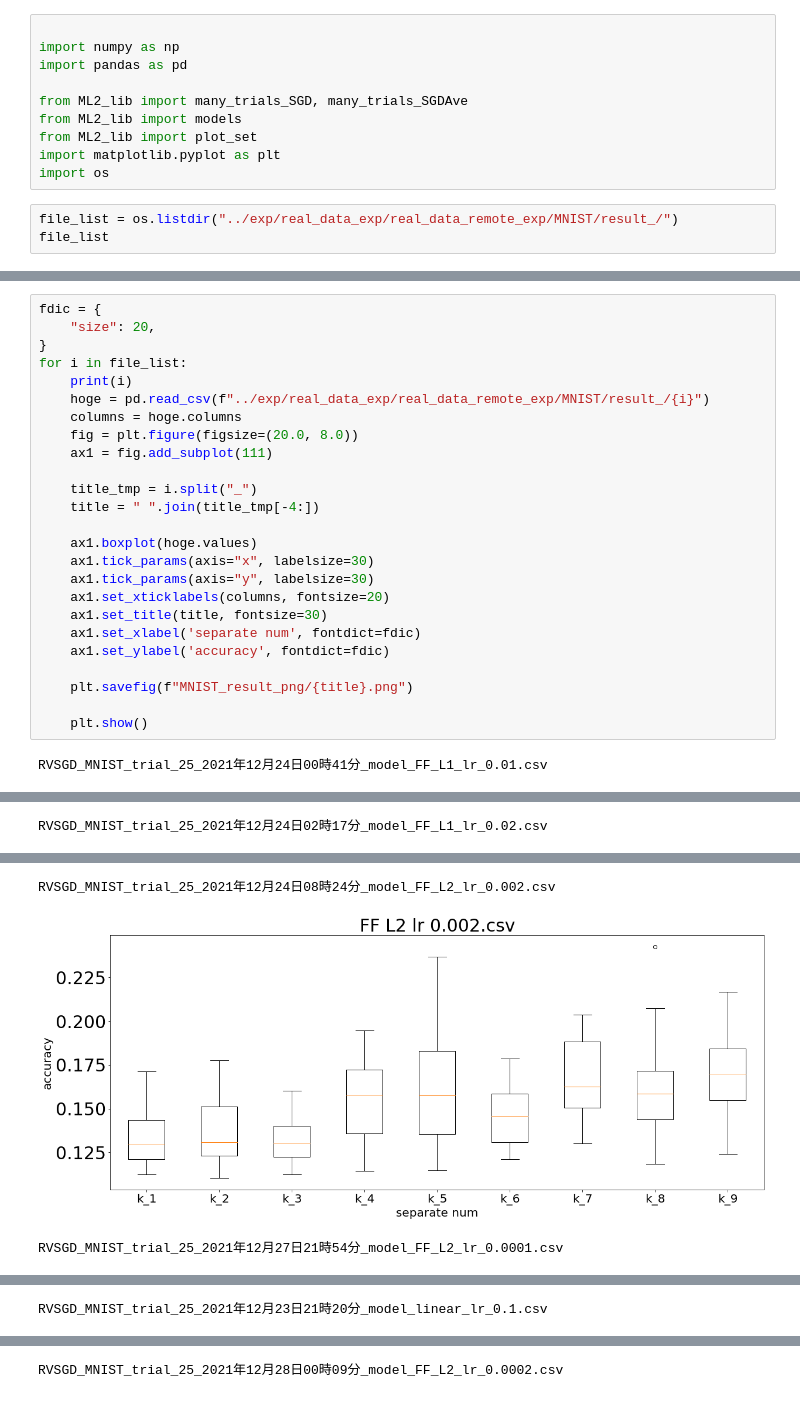
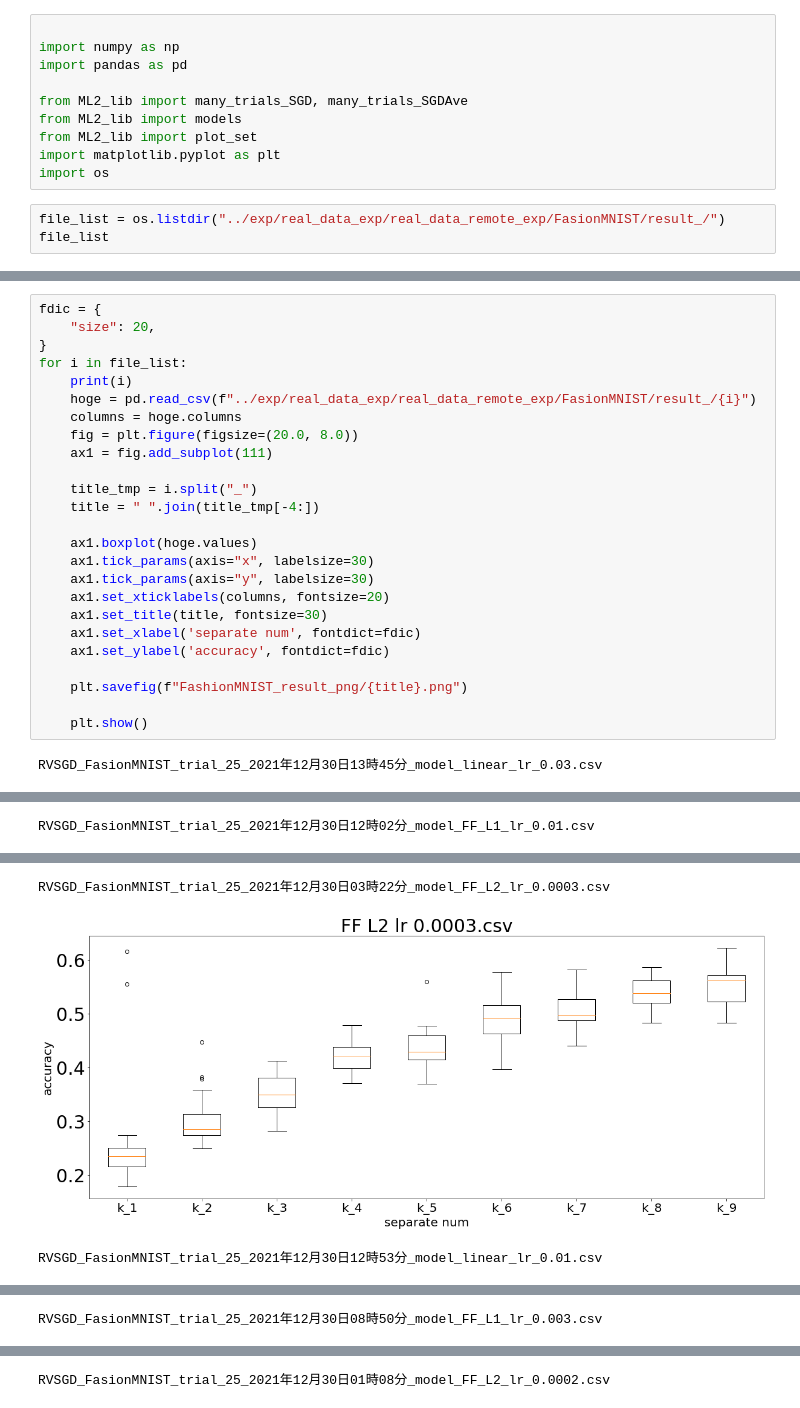
Before and after one commit to NaokiNakamichi/ML, a Jupyter notebook: GD/memo/memo29.ipynb, the cells around one changed output, grey strips where cells are left out. Saved outputs shown, nothing was run; the diff lists cells and outputs as text.

Commit message:
hoge

```diff
--- a/GD/memo/memo29.ipynb
+++ b/GD/memo/memo29.ipynb
@@ -9,6 +9,6 @@ from ML2_lib import plot_set
 import matplotlib.pyplot as plt
 import os
 # %%
-file_list = os.listdir("../exp/real_data_exp/real_data_remote_exp/MNIST/result_/")
+file_list = os.listdir("../exp/real_data_exp/real_data_remote_exp/FasionMNIST/result_/")
 file_list
 # %% [output]
@@ -31,7 +30,7 @@ fdic = {
 }
 for i in file_list:
     print(i)
-    hoge = pd.read_csv(f"../exp/real_data_exp/real_data_remote_exp/MNIST/result_/{i}")
+    hoge = pd.read_csv(f"../exp/real_data_exp/real_data_remote_exp/FasionMNIST/result_/{i}")
     columns = hoge.columns
     fig = plt.figure(figsize=(20.0, 8.0))
     ax1 = fig.add_subplot(111)
@@ -47,8 +46,8 @@ for i in file_list:
     ax1.set_xlabel('separate num', fontdict=fdic)
     ax1.set_ylabel('accuracy', fontdict=fdic)
 
-    plt.savefig(f"MNIST_result_png/{title}.png")
+    plt.savefig(f"FashionMNIST_result_png/{title}.png")
 
     plt.show()
 # %% [output]
-RVSGD_MNIST_trial_25_2021年12月24日00時41分_model_FF_L1_lr_0.01.csv
+RVSGD_FasionMNIST_trial_25_2021年12月30日13時45分_model_linear_lr_0.03.csv
@@ -56 +55 @@ RVSGD_MNIST_trial_25_2021年12月24日00時41分_model_FF_L1_lr_0.01.csv
-RVSGD_MNIST_trial_25_2021年12月24日02時17分_model_FF_L1_lr_0.02.csv
+RVSGD_FasionMNIST_trial_25_2021年12月30日12時02分_model_FF_L1_lr_0.01.csv
@@ -58,3 +57,3 @@ RVSGD_MNIST_trial_25_2021年12月24日02時17分_model_FF_L1_lr_0.02.csv
-RVSGD_MNIST_trial_25_2021年12月24日08時24分_model_FF_L2_lr_0.002.csv
+RVSGD_FasionMNIST_trial_25_2021年12月30日03時22分_model_FF_L2_lr_0.0003.csv
-[figure, old version]
+[figure, new version]
-RVSGD_MNIST_trial_25_2021年12月27日21時54分_model_FF_L2_lr_0.0001.csv
+RVSGD_FasionMNIST_trial_25_2021年12月30日12時53分_model_linear_lr_0.01.csv
@@ -62 +61 @@ RVSGD_MNIST_trial_25_2021年12月27日21時54分_model_FF_L2_lr_0.0001.csv
-RVSGD_MNIST_trial_25_2021年12月23日21時20分_model_linear_lr_0.1.csv
+RVSGD_FasionMNIST_trial_25_2021年12月30日08時50分_model_FF_L1_lr_0.003.csv
@@ -64 +63 @@ RVSGD_MNIST_trial_25_2021年12月23日21時20分_model_linear_lr_0.1.csv
-RVSGD_MNIST_trial_25_2021年12月28日00時09分_model_FF_L2_lr_0.0002.csv
+RVSGD_FasionMNIST_trial_25_2021年12月30日01時08分_model_FF_L2_lr_0.0002.csv
```
Also changed, not shown: parts of 2 cells of this notebook, 29 other files.
